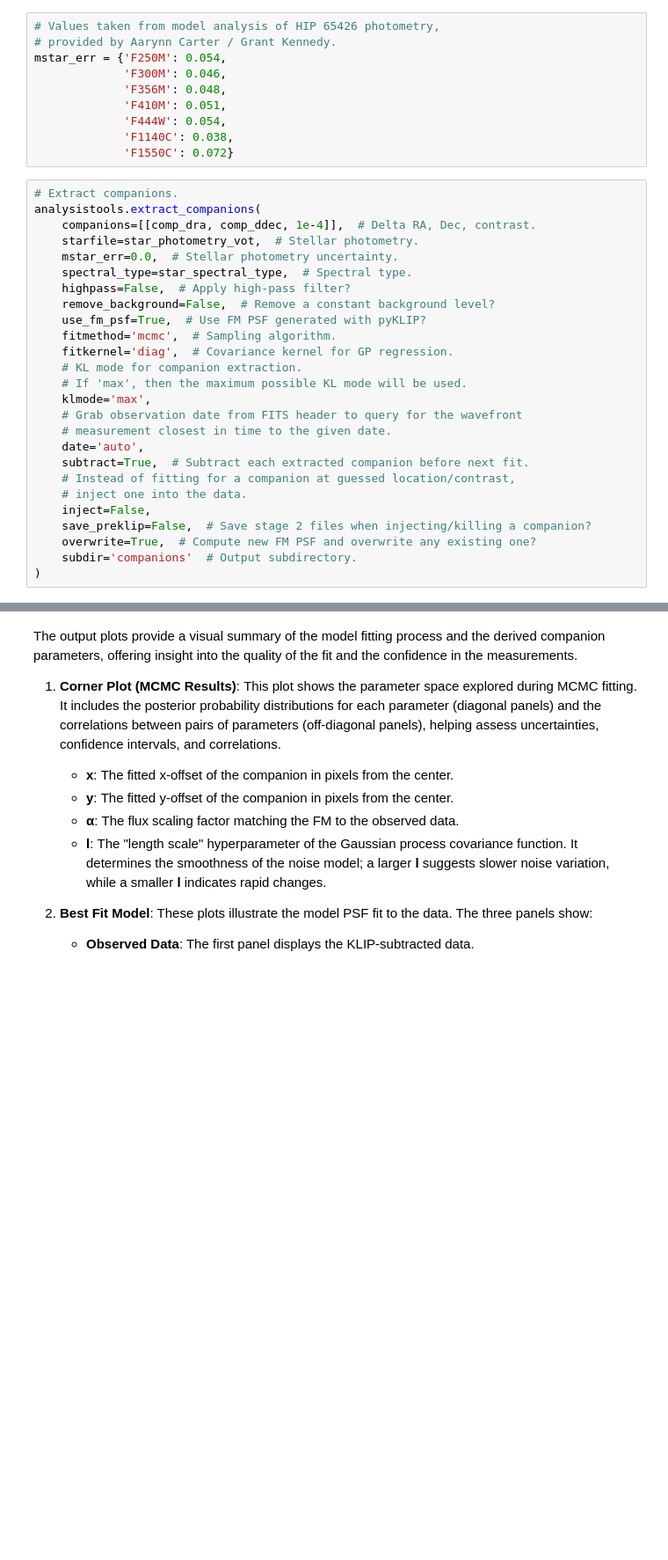
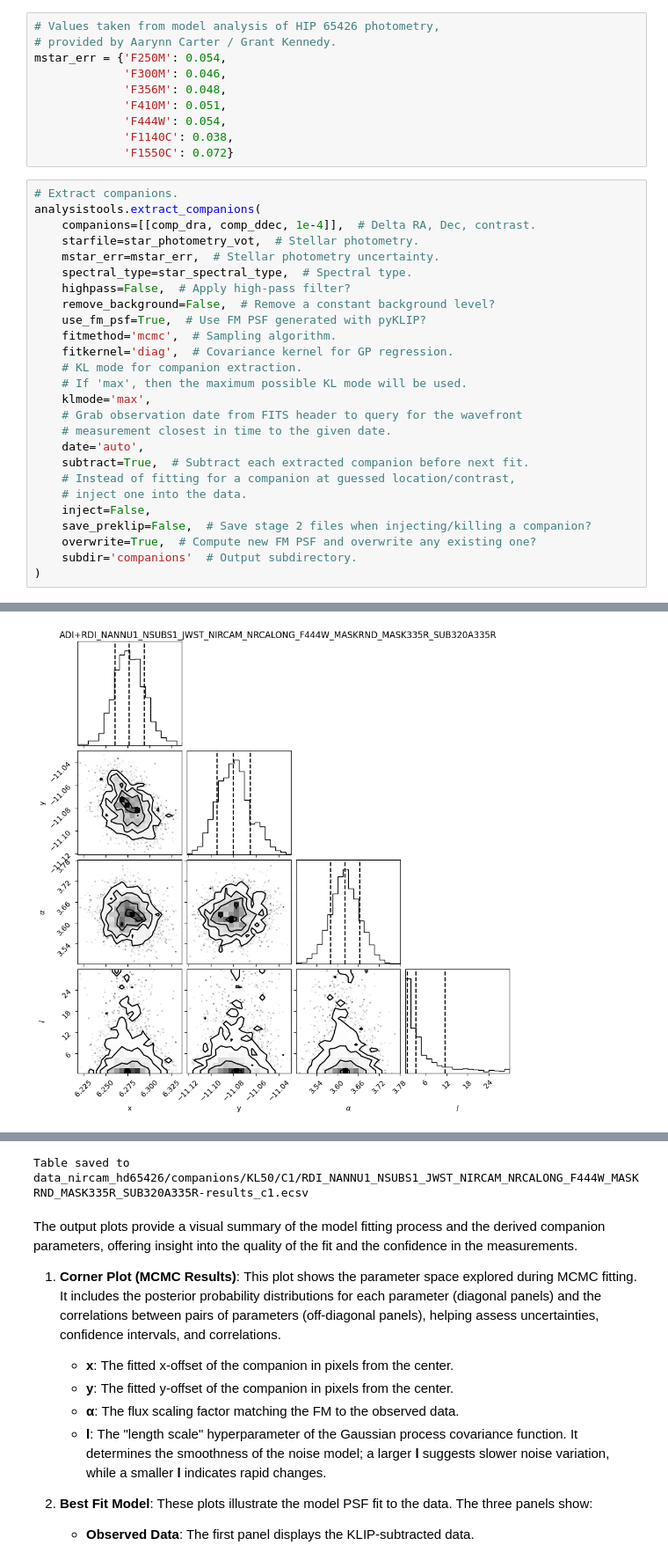
Before and after one commit to spacetelescope/spaceKLIP, a Jupyter notebook: docs/source/tutorials/tutorial_NIRCam_contrast_analyses.ipynb, the cells around one changed output, grey strips where cells are left out. Shown at 88% size. Cells and saved outputs as stored; diff of their text form; blank space fills up the shorter version.

```diff
--- a/docs/source/tutorials/tutorial_NIRCam_contrast_analyses.ipynb
+++ b/docs/source/tutorials/tutorial_NIRCam_contrast_analyses.ipynb
@@ -331,7 +461,7 @@ mstar_err = {'F250M': 0.054,
 analysistools.extract_companions(
     companions=[[comp_dra, comp_ddec, 1e-4]],  # Delta RA, Dec, contrast.
     starfile=star_photometry_vot,  # Stellar photometry.
-    mstar_err=0.0,  # Stellar photometry uncertainty.
+    mstar_err=mstar_err,  # Stellar photometry uncertainty.
     spectral_type=star_spectral_type,  # Spectral type.
     highpass=False,  # Apply high-pass filter?
     remove_background=False,  # Remove a constant background level?
@@ -352,3 +482,4 @@ analysistools.extract_companions(
     overwrite=True,  # Compute new FM PSF and overwrite any existing one?
     subdir='companions'  # Output subdirectory.
 )
+# %% [output]
@@ -354,0 +501 @@ analysistools.extract_companions(
+[figure, added]
@@ -355,3 +537,4 @@ analysistools.extract_companions(
+Table saved to data_nircam_hd65426/companions/KL50/C1/RDI_NANNU1_NSUBS1_JWST_NIRCAM_NRCALONG_F444W_MASKRND_MASK335R_SUB320A335R-results_c1.ecsv
 # %% [markdown]
 The output plots provide a visual summary of the model fitting process and the derived companion parameters, offering insight into the quality of the fit and the confidence in the measurements.
 
```
Also changed, not shown: parts of 15 cells of this notebook, 3 other files.
